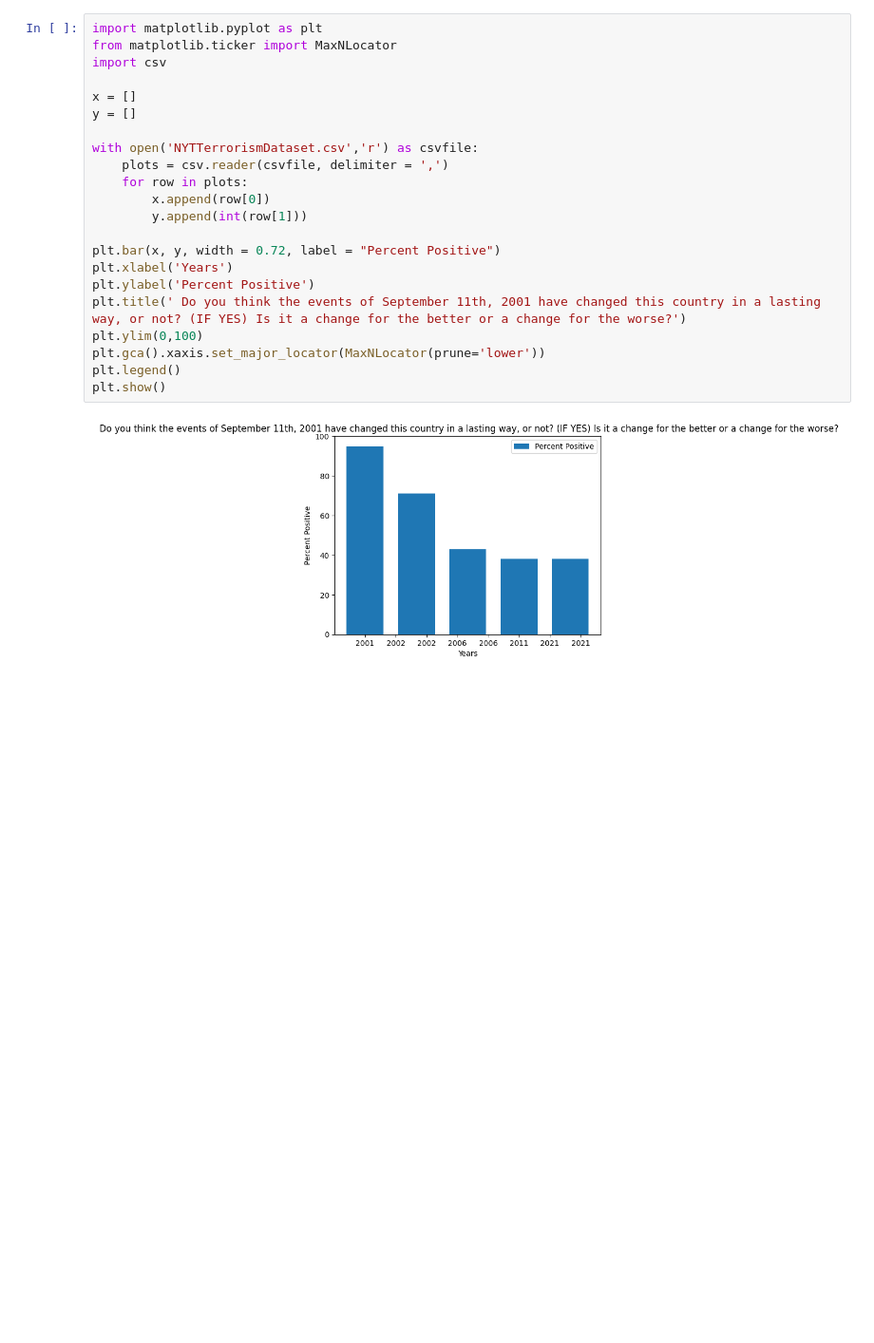
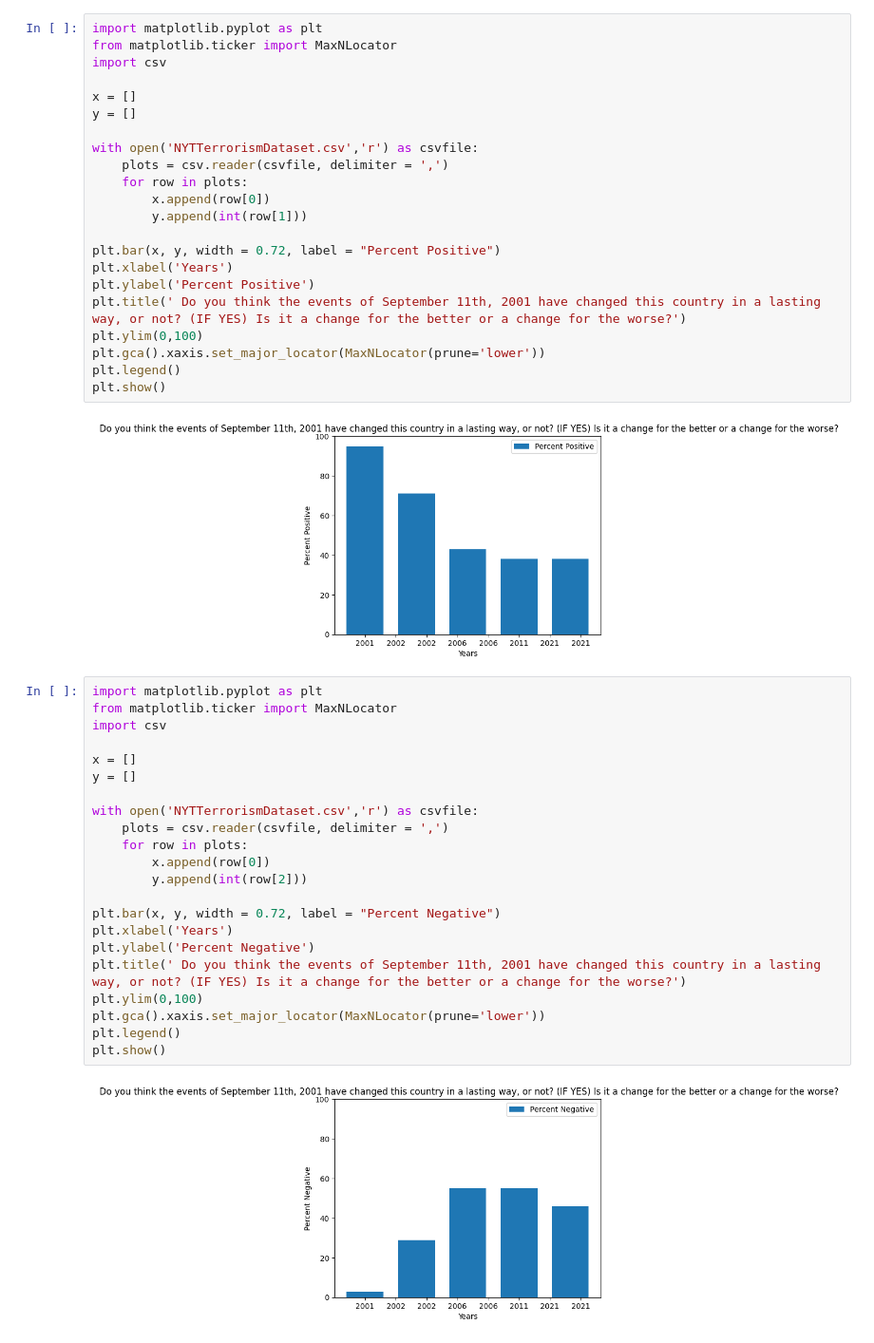
Before and after one commit to pixelatinate/attitudes-towards-terror, a Jupyter notebook: analysis.ipynb, the cells around one changed output. Shown at 95% size. Cells and saved outputs as stored; diff of their text form; blank space fills up the shorter version.

```diff
--- a/analysis.ipynb
+++ b/analysis.ipynb
@@ -46,3 +94,27 @@ plt.legend()
 plt.show()
 # %% [output]
 [figure]
+# %%
+import matplotlib.pyplot as plt
+from matplotlib.ticker import MaxNLocator
+import csv
+
+x = []
+y = []
+
+with open('NYTTerrorismDataset.csv','r') as csvfile:
+    plots = csv.reader(csvfile, delimiter = ',')
+    for row in plots:
+        x.append(row[0])
+        y.append(int(row[2]))
+
+plt.bar(x, y, width = 0.72, label = "Percent Negative")
+plt.xlabel('Years')
+plt.ylabel('Percent Negative')
+plt.title(' Do you think the events of September 11th, 2001 have changed this country in a lasting way, or not? (IF YES) Is it a change for the better or a change for the worse?')
+plt.ylim(0,100)
+plt.gca().xaxis.set_major_locator(MaxNLocator(prune='lower'))
+plt.legend()
+plt.show()
+# %% [output]
+[figure, added]
```
Also changed, not shown: parts of 3 cells of this notebook, 1 other file.
